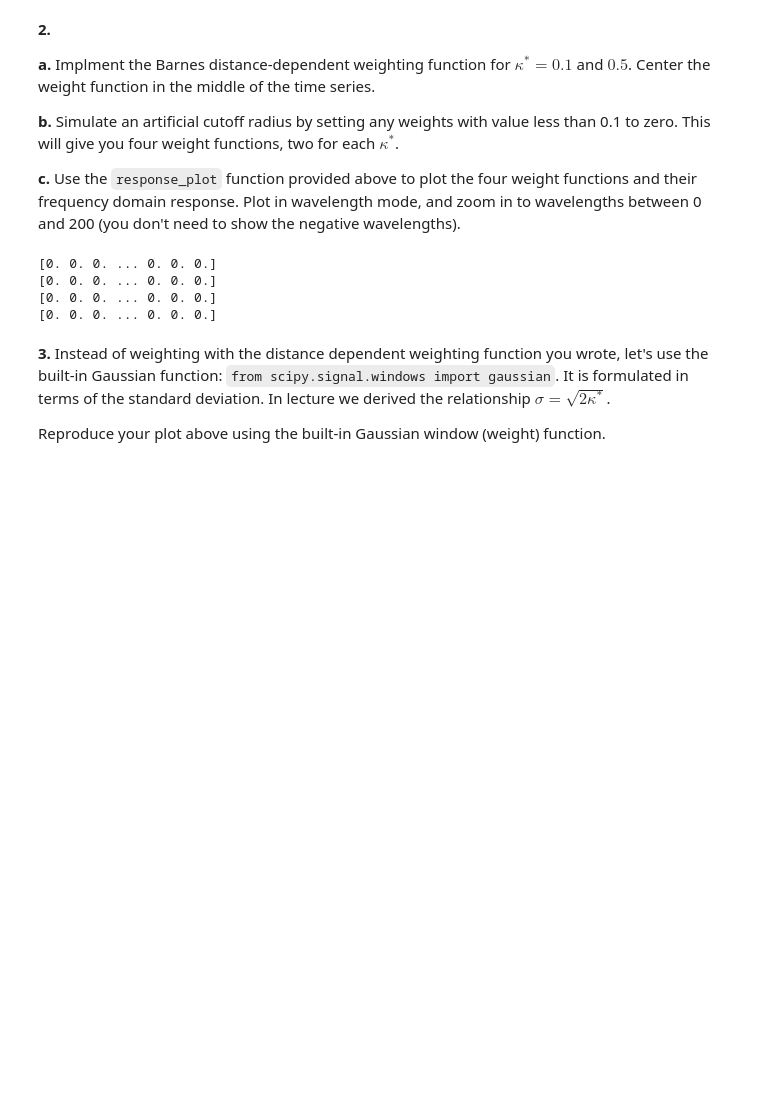
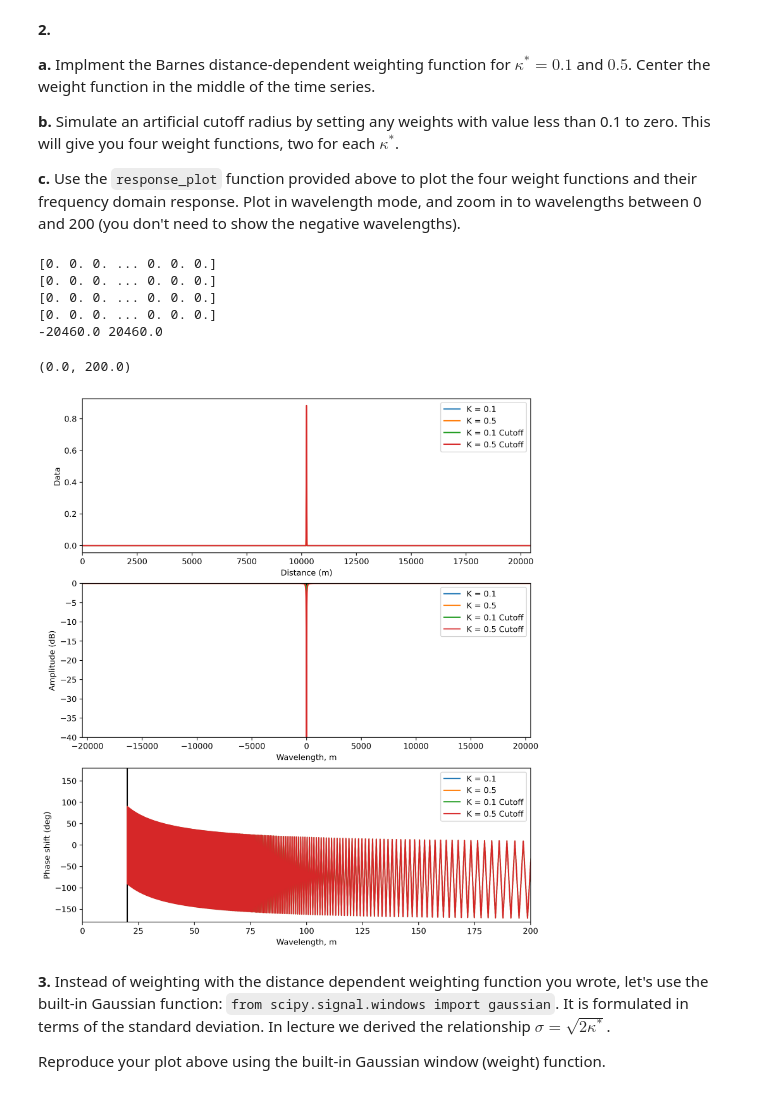
Before and after one commit to jillianndufort/Data-Fields, a Jupyter notebook: Homework 4-Dufort.ipynb, the cells around one changed output. Saved outputs shown, nothing was run; the diff lists cells and outputs as text; code cells hidden in the pictures; blank space fills up the shorter version.

```diff
--- a/Homework 4-Dufort.ipynb
+++ b/Homework 4-Dufort.ipynb
@@ -153,34 +153,37 @@ def barnes(r, k):
 
     cutoff_w = (w > 0.1)*w
     return w, w_norm, cutoff_w
 
 r_1 = np.sqrt(0.1)
 r_2 = np.sqrt(0.5)
 
 w_1, w_norm_1, w_cutoff1 = barnes(x , 0.1)
 w_2, w_norm_2, w_cutoff2 = barnes(x , 0.5)
 
 print(w_1)
 print(w_2)
 print(w_cutoff1)
 print(w_cutoff2)
 
 from scipy.signal.windows import gaussian
 
 fig, axes = plt.subplots(3, 1, figsize=(10,12), dpi=300)
 
 signals = [w_1, w_2, w_cutoff1, w_cutoff2]
 labels = ['K = 0.1', 'K = 0.5', 'K = 0.1 Cutoff', 'K = 0.5 Cutoff']
 
 response_plot(signals[:], x, axes, freqs, labels=labels[:], wavelength=True)
-# plt.xlim(0,200)
+plt.xlim(0,200)
 
 # your other code here.
 # %% [output]
 [0. 0. 0. ... 0. 0. 0.]
 [0. 0. 0. ... 0. 0. 0.]
 [0. 0. 0. ... 0. 0. 0.]
 [0. 0. 0. ... 0. 0. 0.]
+-20460.0 20460.0
+(0.0, 200.0)
+[figure, added]
 # %% [markdown]
 **3.** Instead of weighting with the distance dependent weighting function you wrote, let's use the built-in Gaussian function: `from scipy.signal.windows import gaussian`. It is formulated in terms of the standard deviation. In lecture we derived the relationship $\sigma = \sqrt{2\kappa^*}$.
 
```
Also changed, not shown: parts of 7 cells of this notebook.
